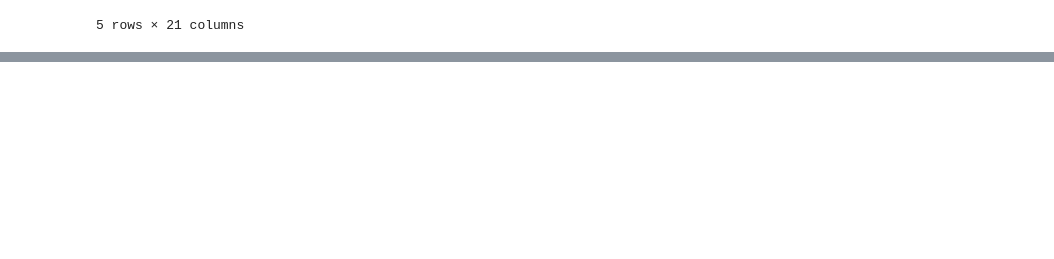
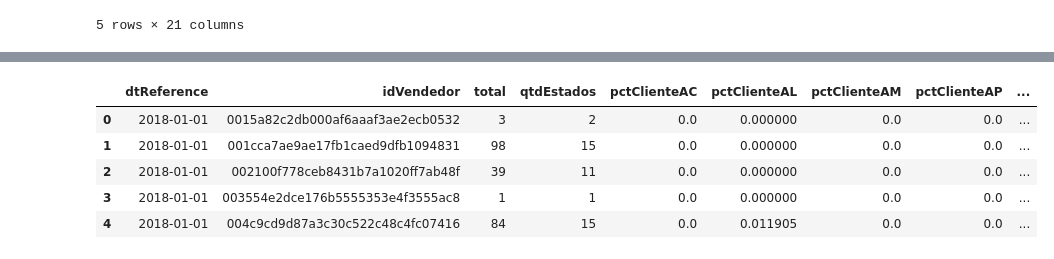
Before and after one commit to eduardo-almeida/portfolio, a Jupyter notebook: Machine Learning - Teo Calvo/ETL.ipynb, the cells around one changed output, grey strips where cells are left out. Cells and saved outputs as stored; diff of their text form; code cells hidden in the pictures; blank space fills up the shorter version.

Commit message:
Criacao da tabela de tb_group

```diff
--- a/Machine Learning - Teo Calvo/ETL.ipynb
+++ b/Machine Learning - Teo Calvo/ETL.ipynb
@@ -453,0 +472,50 @@ tb_regiao_cliente.head()
+# %%
+pd.set_option('display.max_columns', None)
+# %%
+tb_group = ps.sqldf("""
+                        select
+                        '2018-01-01' as dtReference,
+                        idvendedor,
+                        count(idvendedor) as total,
+                        count(distinct descUF) as qtdEstados,
+                        cast(count(distinct case when descUF = 'AC' then idPedido end) as double) / cast(count(distinct idPedido) as double) as pctClienteAC,
+                        cast(count(distinct case when descUF = 'AL' then idPedido end) as double) / cast(count(distinct idPedido) as double) as pctClienteAL,
+                        cast(count(distinct case when descUF = 'AM' then idPedido end) as double) / cast(count(distinct idPedido) as double) as pctClienteAM,
+                        cast(count(distinct case when descUF = 'AP' then idPedido end) as double) / cast(count(distinct idPedido) as double) as pctClienteAP,
+                        cast(count(distinct case when descUF = 'BA' then idPedido end) as double) / cast(count(distinct idPedido) as double) as pctClienteBA,
+                        cast(count(distinct case when descUF = 'CE' then idPedido end) as double) / cast(count(distinct idPedido) as double) as pctClienteCE,
+                        cast(count(distinct case when descUF = 'DF' then idPedido end) as double) / cast(count(distinct idPedido) as double) as pctClienteDF,
+                        cast(count(distinct case when descUF = 'ES' then idPedido end) as double) / cast(count(distinct idPedido) as double) as pctClienteES,
+                        cast(count(distinct case when descUF = 'GO' then idPedido end) as double) / cast(count(distinct idPedido) as double) as pctClienteGO,
+                        cast(count(distinct case when descUF = 'MA' then idPedido end) as double) / cast(count(distinct idPedido) as double) as pctClienteMA,
+                        cast(count(distinct case when descUF = 'MG' then idPedido end) as double) / cast(count(distinct idPedido) as double) as pctClienteMG,
+                        cast(count(distinct case when descUF = 'MS' then idPedido end) as double) / cast(count(distinct idPedido) as double) as pctClienteMS,
+                        cast(count(distinct case when descUF = 'MT' then idPedido end) as double) / cast(count(distinct idPedido) as double) as pctClienteMT,
+                        cast(count(distinct case when descUF = 'PA' then idPedido end) as double) / cast(count(distinct idPedido) as double) as pctClientePA,
+                        cast(count(distinct case when descUF = 'PB' then idPedido end) as double) / cast(count(distinct idPedido) as double) as pctClientePB,
+                        cast(count(distinct case when descUF = 'PE' then idPedido end) as double) / cast(count(distinct idPedido) as double) as pctClientePE,
+                        cast(count(distinct case when descUF = 'PI' then idPedido end) as double) / cast(count(distinct idPedido) as double) as pctClientePI,
+                        cast(count(distinct case when descUF = 'PR' then idPedido end) as double) / cast(count(distinct idPedido) as double) as pctClientePR,
+                        cast(count(distinct case when descUF = 'RJ' then idPedido end) as double) / cast(count(distinct idPedido) as double) as pctClienteRJ,
+                        cast(count(distinct case when descUF = 'RN' then idPedido end) as double) / cast(count(distinct idPedido) as double) as pctClienteRN,
+                        cast(count(distinct case when descUF = 'RO' then idPedido end) as double) / cast(count(distinct idPedido) as double) as pctClienteRO,
+                        cast(count(distinct case when descUF = 'RR' then idPedido end) as double) / cast(count(distinct idPedido) as double) as pctClienteRR,
+                        cast(count(distinct case when descUF = 'RS' then idPedido end) as double) / cast(count(distinct idPedido) as double) as pctClienteRS,
+                        cast(count(distinct case when descUF = 'SC' then idPedido end) as double) / cast(count(distinct idPedido) as double) as pctClienteSC,
+                        cast(count(distinct case when descUF = 'SE' then idPedido end) as double) / cast(count(distinct idPedido) as double) as pctClienteSE,
+                        cast(count(distinct case when descUF = 'SP' then idPedido end) as double) / cast(count(distinct idPedido) as double) as pctClienteSP,
+                        cast(count(distinct case when descUF = 'TO' then idPedido end) as double) / cast(count(distinct idPedido) as double) as pctClienteTO
+
+                        from tb_regiao_cliente
+
+                        group by idVendedor
+                """)
+# %%
+tb_group.head()
+# %% [output]
+|  | dtReference | idVendedor | total | qtdEstados | pctClienteAC | pctClienteAL | pctClienteAM | pctClienteAP | ... |
+| 0 | 2018-01-01 | 0015a82c2db000af6aaaf3ae2ecb0532 | 3 | 2 | 0.0 | 0.000000 | 0.0 | 0.0 | ... |
+| 1 | 2018-01-01 | 001cca7ae9ae17fb1caed9dfb1094831 | 98 | 15 | 0.0 | 0.000000 | 0.0 | 0.0 | ... |
+| 2 | 2018-01-01 | 002100f778ceb8431b7a1020ff7ab48f | 39 | 11 | 0.0 | 0.000000 | 0.0 | 0.0 | ... |
+| 3 | 2018-01-01 | 003554e2dce176b5555353e4f3555ac8 | 1 | 1 | 0.0 | 0.000000 | 0.0 | 0.0 | ... |
+| 4 | 2018-01-01 | 004c9cd9d87a3c30c522c48c4fc07416 | 84 | 15 | 0.0 | 0.011905 | 0.0 | 0.0 | ... |
```
Also changed, not shown: parts of 24 cells of this notebook.
